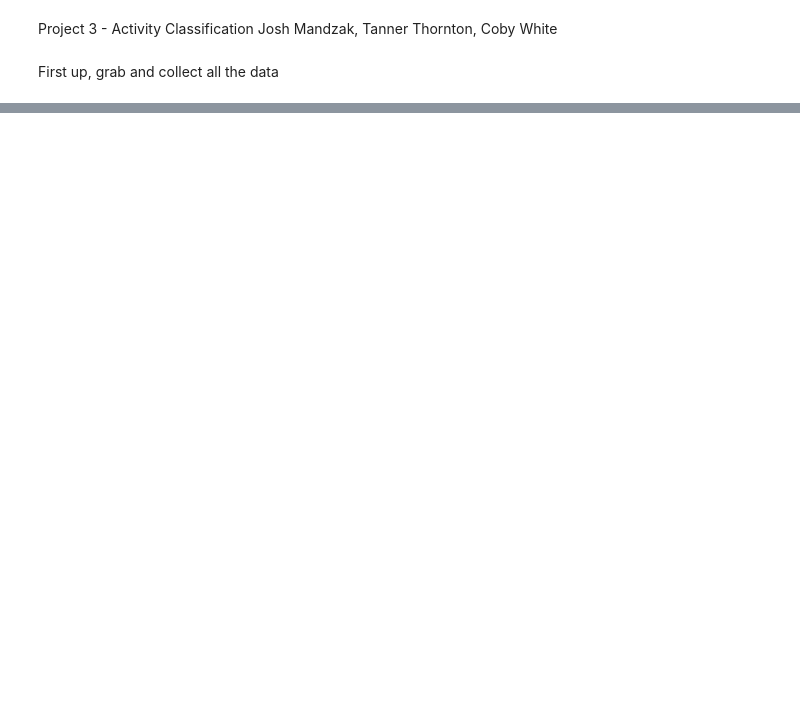
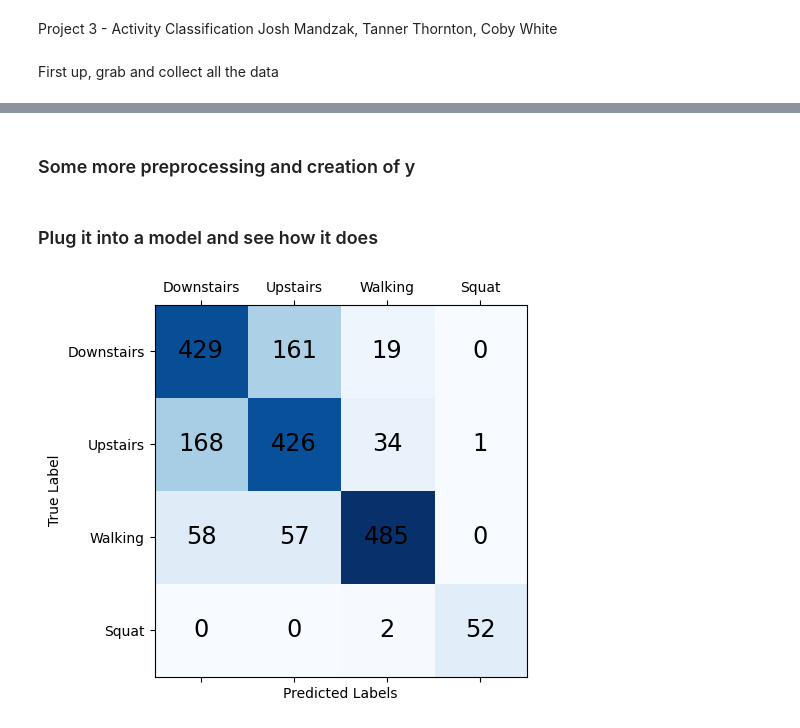
Before and after one commit to jmandzak/ActivityDetection, a Jupyter notebook: main.ipynb, the cells around one changed output, grey strips where cells are left out. Drawn from its saved outputs; the diff is of its cells as text; code cells hidden in the pictures; blank space fills up the shorter version.

Commit message:
First model attempt

```diff
--- a/main.ipynb
+++ b/main.ipynb
@@ -59,0 +123,5 @@ Index(['ACCELEROMETER X (m/s²)', 'ACCELEROMETER Y (m/s²)',
+# %%
+# DOWNSAMPLING WALKING, PLAY WITH REMOVING OR ADDING IT
+walk_samples = walk_samples[:600]
+# %% [markdown]
+### Some more preprocessing and creation of y
@@ -59,0 +158,41 @@ Index(['ACCELEROMETER X (m/s²)', 'ACCELEROMETER Y (m/s²)',
+# %% [markdown]
+### Plug it into a model and see how it does
+# %%
+# Train and evaluate the model
+from sklearn.ensemble import RandomForestClassifier
+from sklearn.model_selection import StratifiedKFold
+from sklearn.model_selection import cross_val_score, cross_val_predict
+from sklearn.metrics import confusion_matrix
+import matplotlib.pyplot as plt
+import numpy as np
+
+def train_and_evaluate_model(X, y):
+    model = RandomForestClassifier(n_estimators=20, random_state=42)
+
+    # Do the K-fold cross validation
+    cv = StratifiedKFold(n_splits=10)
+    scores = cross_val_score(model, X, y, cv=cv, scoring='accuracy')
+
+    # This function sets an empty array of size len(y)
+    # It then does the predictions for each fold (retraining the model each time)
+    # and fills in the prediction in the correct spot in the array. By the end of it,
+    # you will have your y array and a new array (predictions) of guesses for each sample
+    # this is because Kfold uses each sample once for test data.
+    predictions = cross_val_predict(model, X, y, cv=cv)
+
+    # we can use this to create a confusion matrix
+    new_labels = ['Downstairs', 'Upstairs', 'Walking', 'Squat']
+    old_labels = [0, 1, 2, 3]
+    cm = confusion_matrix(y, predictions)
+    plt.matshow(cm, cmap=plt.cm.Blues)
+    for i in range(cm.shape[0]):
+        for j in range(cm.shape[1]):
+            plt.text(x=j, y=i,s=cm[i, j], va='center', ha='center', size='xx-large')
+    plt.xticks(ticks=old_labels, labels=new_labels)
+    plt.yticks(ticks=old_labels, labels=new_labels)
+    plt.xlabel('Predicted Labels')
+    plt.ylabel('True Label')
+# %%
+train_and_evaluate_model(X, y)
+# %% [output]
+[figure, added]
```
Also changed, not shown: parts of 12 cells of this notebook.
